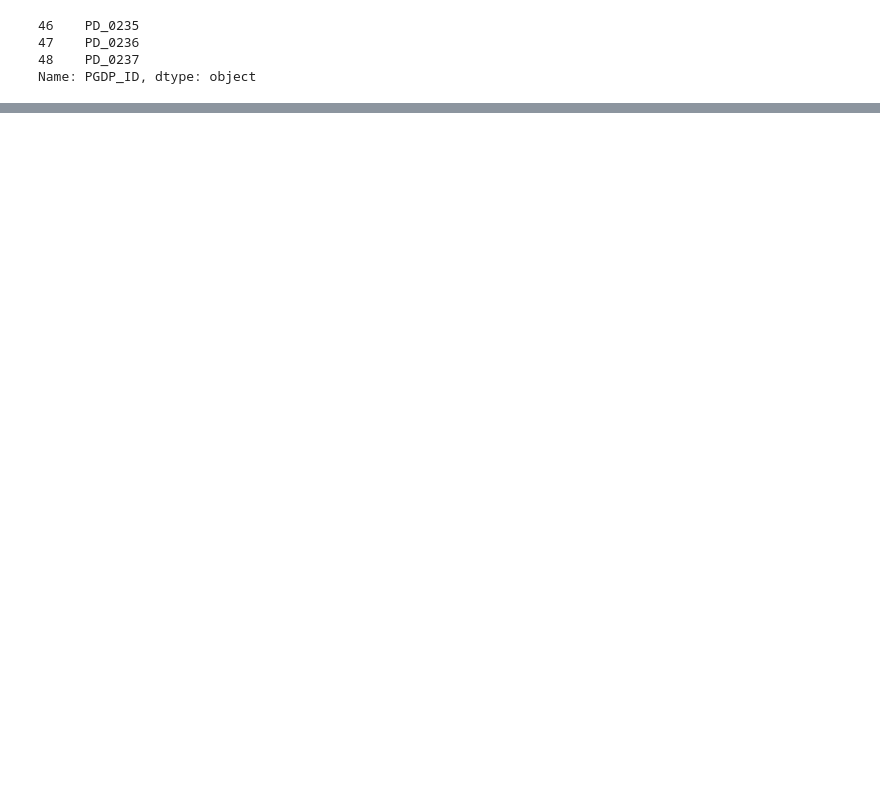
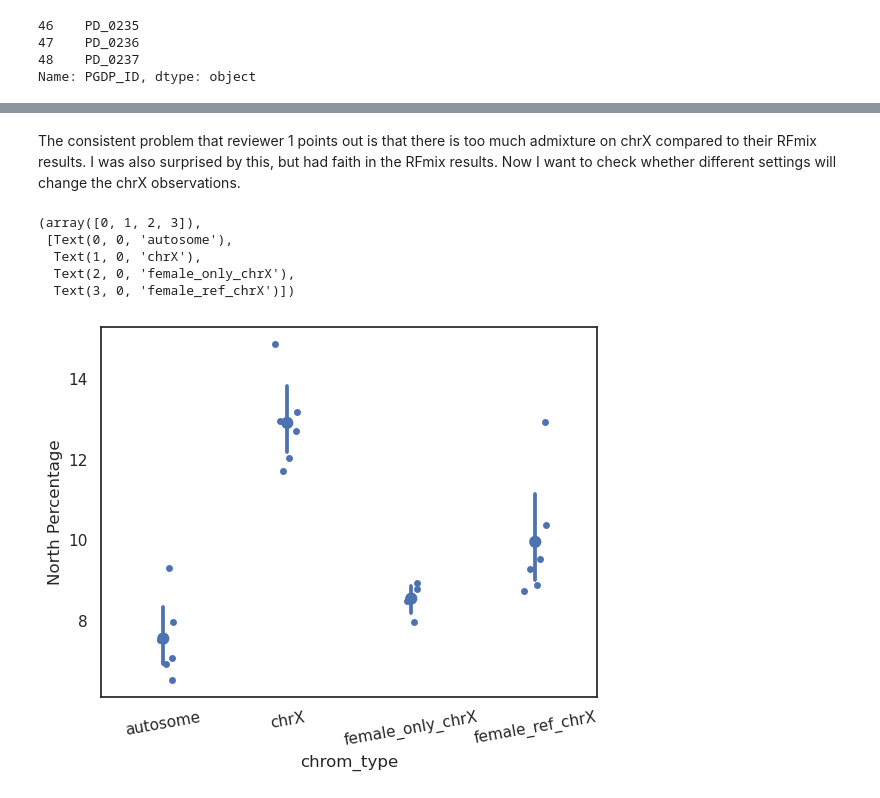
Before and after one commit to erikfogh/admixture_baboons, a Jupyter notebook: review_notebooks/rfmix03_admixture_comparison.ipynb, the cells around one changed output, grey strips where cells are left out. Saved outputs shown, nothing was run; the diff lists cells and outputs as text; code cells hidden in the pictures; blank space fills up the shorter version.

Commit message:
RFmix updates

```diff
--- a/review_notebooks/rfmix03_admixture_comparison.ipynb
+++ b/review_notebooks/rfmix03_admixture_comparison.ipynb
@@ -357,0 +332,30 @@ correlation_df.groupby(["Origin"]).mean().reset_index()
+# %% [markdown]
+The consistent problem that reviewer 1 points out is that there is too much admixture on chrX compared to their RFmix results.
+I was also surprised by this, but had faith in the RFmix results. Now I want to check whether different settings will change the chrX observations.
+# %%
+rfmix_path = "../steps/rfmix_gen100/tanzania_focus_plain/"
+
+df_l = []
+chroms = ["chr{}".format(x) for x in (range(4, 7))]+["all_chrX", "female_chrX", "female_ref_chrX"]
+for c in chroms:
+    read_file = rfmix_path + "{}.windows.txt".format(c)
+    df = pd.read_csv(read_file, sep="\t")
+    df_l.append(df)
+window_df_tanz_plain = pd.concat(df_l)
+# %%
+picked_samples = meta_data_samples_sci.loc[meta_data_samples_sci.Origin == "Ruaha, Tanzania"].PGDP_ID
+window_picked = window_df_tanz_plain.loc[window_df_tanz_plain.individual.isin(picked_samples)].copy()
+window_picked["chrom_type"] = ["chrX" if x == "all_chrX" else "female_only_chrX" if x == "female_chrX" else "female_ref_chrX"\
+                               if x == "female_ref_chrX" else "autosome" for x in window_picked.chrom]
+picked_mean_north = window_picked.groupby(["chrom_type", "individual"])[["north_sum"]].mean().reset_index()
+picked_mean_north["North Percentage"] = picked_mean_north.north_sum/1000
+sns.stripplot(picked_mean_north, x="chrom_type", y="North Percentage")
+sns.pointplot(picked_mean_north, x="chrom_type", y="North Percentage", join=False)
+plt.xticks(rotation=10)
+# %% [output]
+(array([0, 1, 2, 3]),
+ [Text(0, 0, 'autosome'),
+  Text(1, 0, 'chrX'),
+  Text(2, 0, 'female_only_chrX'),
+  Text(3, 0, 'female_ref_chrX')])
+[figure, added]
```
Also changed, not shown: parts of 27 cells of this notebook, 3 other files.
